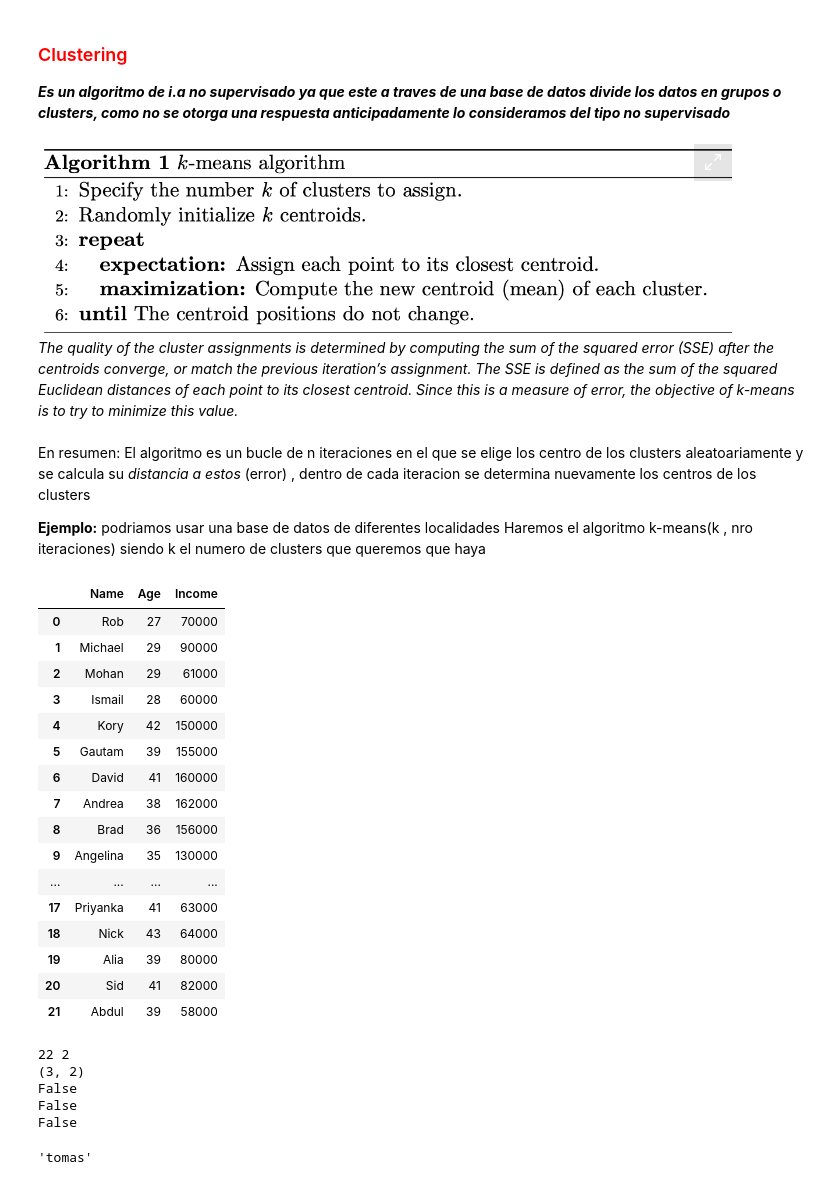
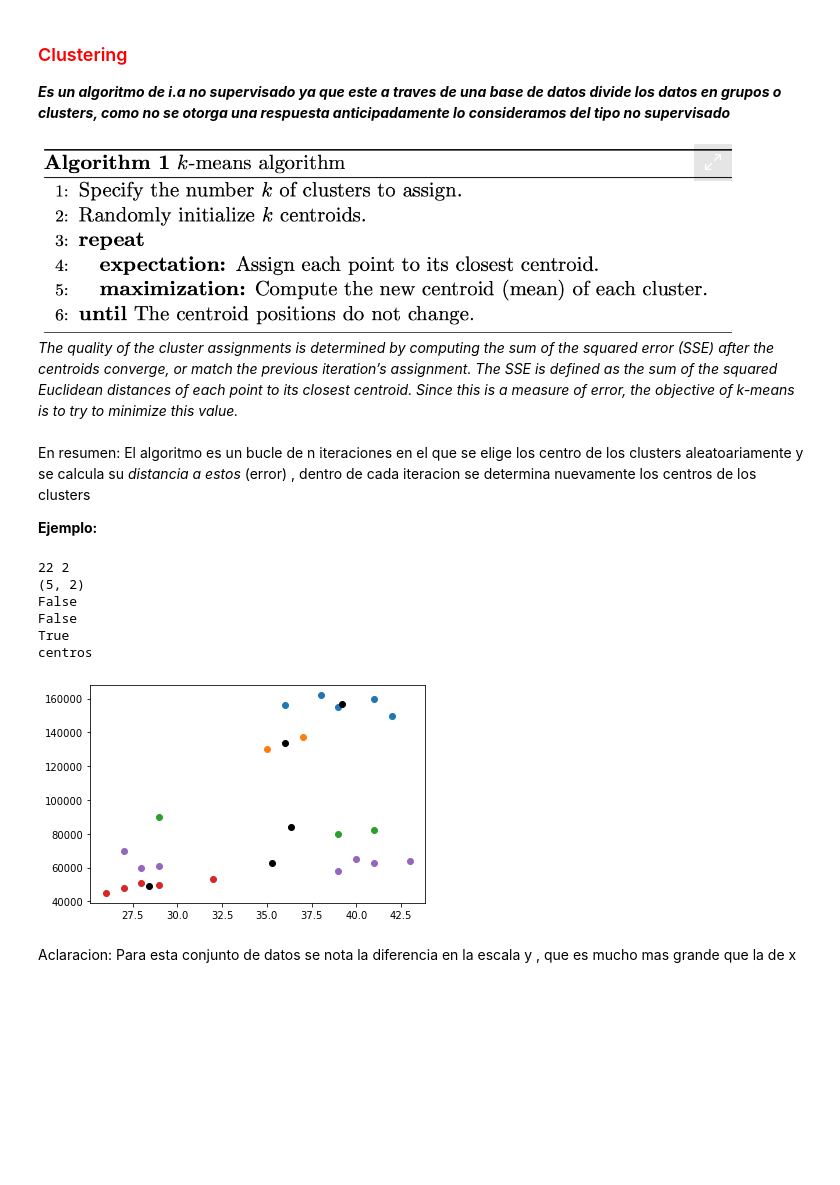
Before and after one commit to TomasMatarazzo/IA-Facultad, a Jupyter notebook: clase1/Clustering.ipynb, the cells around one changed output. Saved outputs shown, nothing was run; the diff lists cells and outputs as text; code cells hidden in the pictures; blank space fills up the shorter version.

```diff
--- a/clase1/Clustering.ipynb
+++ b/clase1/Clustering.ipynb
@@ -6,8 +6,7 @@
  En resumen: El algoritmo es un bucle de n iteraciones en el que se elige los centro de los clusters aleatoariamente y se calcula su *distancia a estos* (error) , dentro de cada iteracion se determina nuevamente los centros de los clusters
 
 
-**Ejemplo:** podriamos usar una base de datos de diferentes localidades
-Haremos el algoritmo k-means(k , nro iteraciones) siendo k el numero de clusters que queremos que haya
+**Ejemplo:**
 # %%
 import numpy as np
 import matplotlib.pyplot as plt
@@ -15,32 +14,12 @@ import pandas as pd
 # %%
 df = pd.read_csv("/Users/tomas/Desktop/Facultad/Cuarto/2doCuatri/IA-Facultad/dataset.csv", sep = ';')
 X = df[["Age","Income"]].to_numpy()
-df
-#plt.scatter(X[:,0], X[:,1])
-# %% [output]
-|  | Name | Age | Income |
-| 0 | Rob | 27 | 70000 |
-| 1 | Michael | 29 | 90000 |
-| 2 | Mohan | 29 | 61000 |
-| 3 | Ismail | 28 | 60000 |
-| 4 | Kory | 42 | 150000 |
-| 5 | Gautam | 39 | 155000 |
-| 6 | David | 41 | 160000 |
-| 7 | Andrea | 38 | 162000 |
-| 8 | Brad | 36 | 156000 |
-| 9 | Angelina | 35 | 130000 |
-| ... | ... | ... | ... |
-| 17 | Priyanka | 41 | 63000 |
-| 18 | Nick | 43 | 64000 |
-| 19 | Alia | 39 | 80000 |
-| 20 | Sid | 41 | 82000 |
-| 21 | Abdul | 39 | 58000 |
 # %%
 def distance(x1,x2):
             return np.sqrt(np.sum(x1-x2)**2)
 
 class Clustering:
-    def __init__(self, K , iter = 3):
+    def __init__(self, K , iter = 30000):
         self.K = K
         self.iter = iter
         #Inicializamos los clusters random, en una lista de listas vacia donde almacenaremos los indices
@@ -58,7 +37,6 @@ class Clustering:
         self.centroids = np.stack([self.X[i]  for i in random_ids])
         print(self.centroids.shape)
         for i in range(self.iter):
-            #inicializamos random clusters
 
             # 1) calculamos la distancia de cada punto a los clusters y vemos a cual pertenece.
             # Los cluster van a ser una lista de array con el indice del punto que pertenece a ese cluster.
@@ -68,26 +46,24 @@ class Clustering:
             # 2) calculamos la media de los clusters , que van a ser los nuestros centros
             old_centroids = self.centroids
             self.centroids = self.calculateMeans()
+            old_clusters = self.clusters
+            self.clusters = self.createClusters(self.centroids, self.K)
 
-            old_clusters = self.clusters
-            self.clusters = self.createClusters(self.centroids, self.K
-                                                 # 3)Comparo ambos clusters y verifico si son los mismos, si son los mismos significa que convergio y si no repito
+            # 3)Comparo ambos clusters y verifico si son los mismos, si son los mismos significa que convergio y si no repito
             convergio = self.converged(old_clusters, self.clusters)
             print(convergio)
             if convergio:
                 break
+        print('centros')
+        for index, points in enumerate(self.clusters):
+            point = self.X[points].T
+            plt.scatter(*point)
 
+        plt.scatter(self.centroids[:,0], self.centroids[:,1], color = 'black')
 
+    # 4) Aca puedo volver a elegir unos puntos random y verificar la desviacion de varios clusters y me quedo con el de menos desviacion
+    # FALTA HACER ESTO
 
-            # 3)Comparo ambos clusters y verifico si son los mismos, si son los mismos significa que convergio y si no repito
-
-            # 4) si los clusters cambian volvemos a repetir paso 1
-
-            # 5) Calculamos la variacion total de los clusters, y la guardamos
-
-    # 6) nos quedamos con la variacion mas grande
-
-    #Para sacar la distancia del centro del cluster al resto de los puntos
 
 
     # Creo clusters calculo el cluster correspondiente para cada punto
@@ -128,15 +104,15 @@ class Clustering:
                 return False
         return True
 # %%
-clustering = Clustering(3)
+clustering = Clustering(5)
 clustering.kMeans(X)
 # %% [output]
 22 2
-(3, 2)
+(5, 2)
 False
 False
-False
+True
+centros
+[figure, added]
-# %%
-algoritmo.nombre
-# %% [output]
-'tomas'
+# %% [markdown]
+Aclaracion: Para esta conjunto de datos se nota la diferencia en la escala y , que es mucho mas grande que la de x
```
Also changed, not shown: 1 other file.
